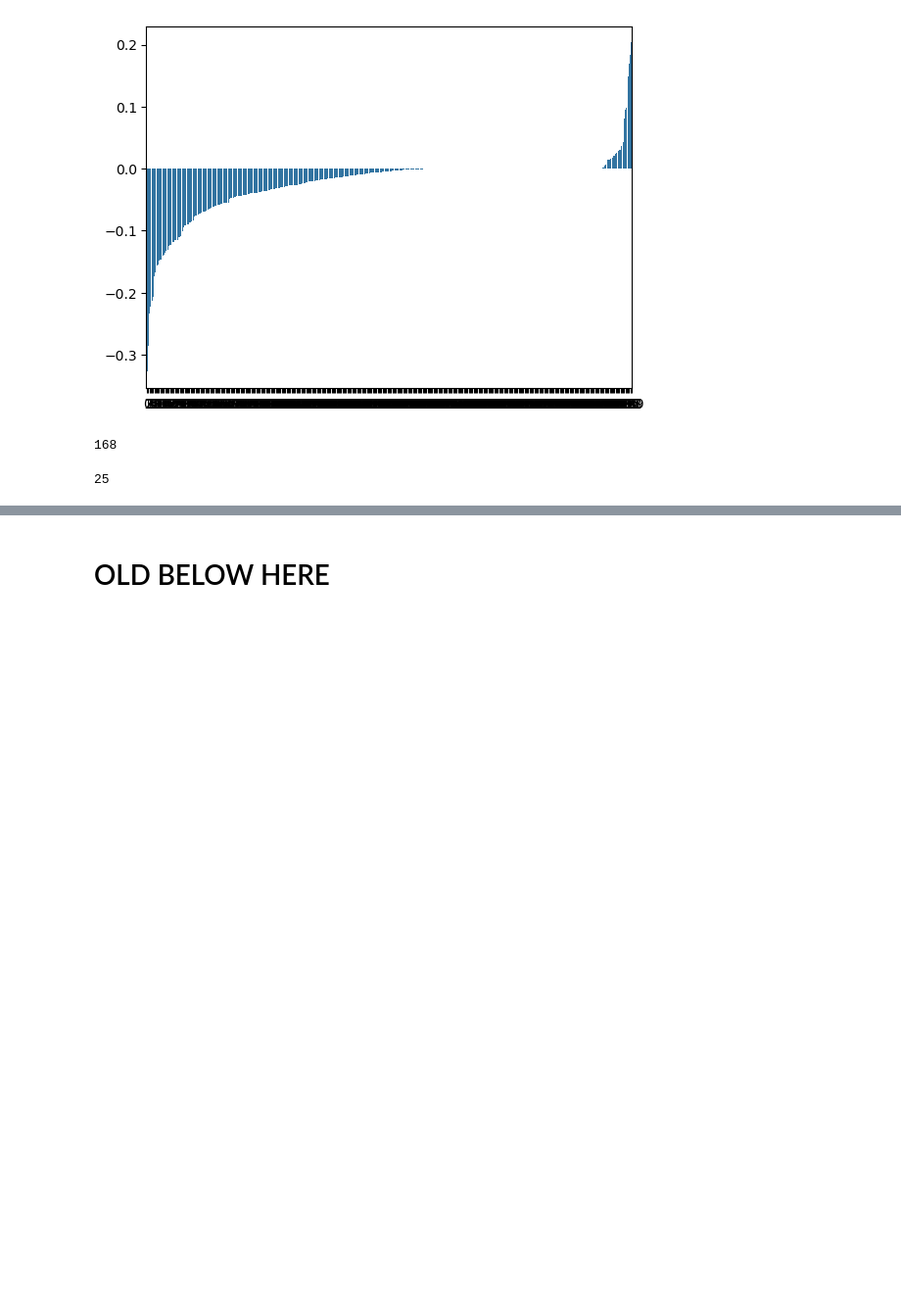
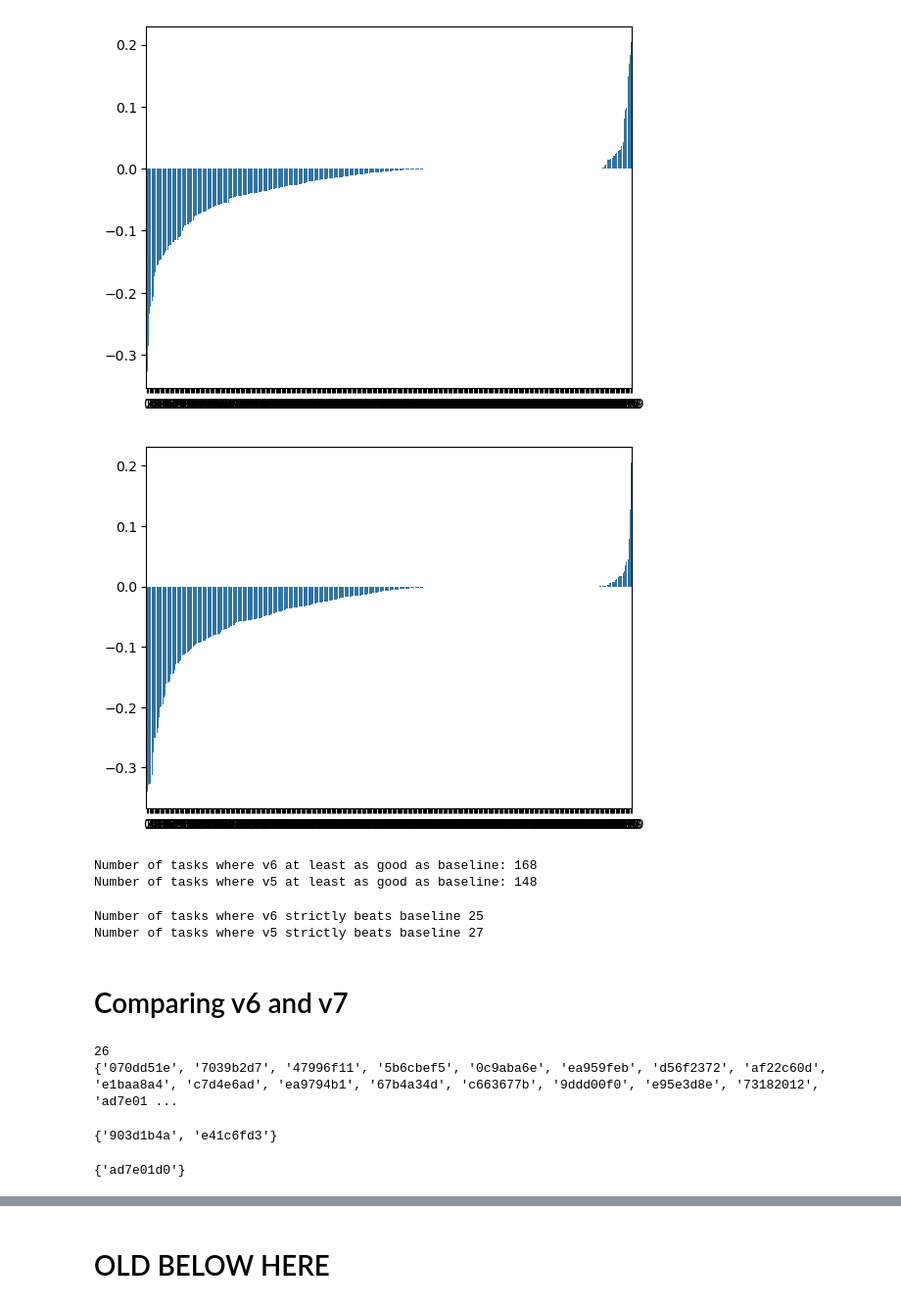
Before and after one commit to AmziJeffs/ARCPrize2024, a Jupyter notebook: genetic algorithm/fitness data charts.ipynb, the cells around one changed output, grey strips where cells are left out. Shown at 98% size. Cells and saved outputs as stored; diff of their text form; code cells hidden in the pictures; blank space fills up the shorter version.

```diff
--- a/genetic algorithm/fitness data charts.ipynb
+++ b/genetic algorithm/fitness data charts.ipynb
@@ -589,5 +609,3 @@ mean_fitness    0.250112
 compile_rate    0.680772
 score_rate      0.334792
 dtype: float64
-# %%
-v5_summary = compute_summary_stats(v5)
@@ -1004,11 +1044,37 @@ sns.barplot(v6_vs_baseline)
 plt.show()
 # %% [output]
 [figure]
+# %%
+sns.barplot(v5_vs_baseline)
+plt.show()
+# %% [output]
+[figure, added]
 # %%
-(pd.Series(v6_vs_baseline) >= 0).sum()
+print(f"Number of tasks where v6 at least as good as baseline: {(pd.Series(v6_vs_baseline) >= 0).sum()}")
+print(f"Number of tasks where v5 at least as good as baseline: {(pd.Series(v5_vs_baseline) >= 0).sum()}")
 # %% [output]
-168
+Number of tasks where v6 at least as good as baseline: 168
+Number of tasks where v5 at least as good as baseline: 148
 # %%
-(pd.Series(v6_vs_baseline) > 0).sum()
+print(f"Number of tasks where v6 strictly beats baseline {(pd.Series(v6_vs_baseline) > 0).sum()}")
+print(f"Number of tasks where v5 strictly beats baseline {(pd.Series(v5_vs_baseline) > 0).sum()}")
 # %% [output]
-25
+Number of tasks where v6 strictly beats baseline 25
+Number of tasks where v5 strictly beats baseline 27
+# %% [markdown]
+# Comparing v6 and v7
+# %%
+v7_solved = set(get_tasks_solved(v7_summary))
+print(len(v7_solved))
+print(v7_solved)
+# %% [output]
+26
+{'070dd51e', '7039b2d7', '47996f11', '5b6cbef5', '0c9aba6e', 'ea959feb', 'd56f2372', 'af22c60d', 'e1baa8a4', 'c7d4e6ad', 'ea9794b1', '67b4a34d', 'c663677b', '9ddd00f0', 'e95e3d8e', '73182012', 'ad7e01 ...
+# %%
+set(v6_solved) - v7_solved
+# %% [output]
+{'903d1b4a', 'e41c6fd3'}
+# %%
+v7_solved - set(v6_solved)
+# %% [output]
+{'ad7e01d0'}
```
Also changed, not shown: parts of 14 cells of this notebook.
